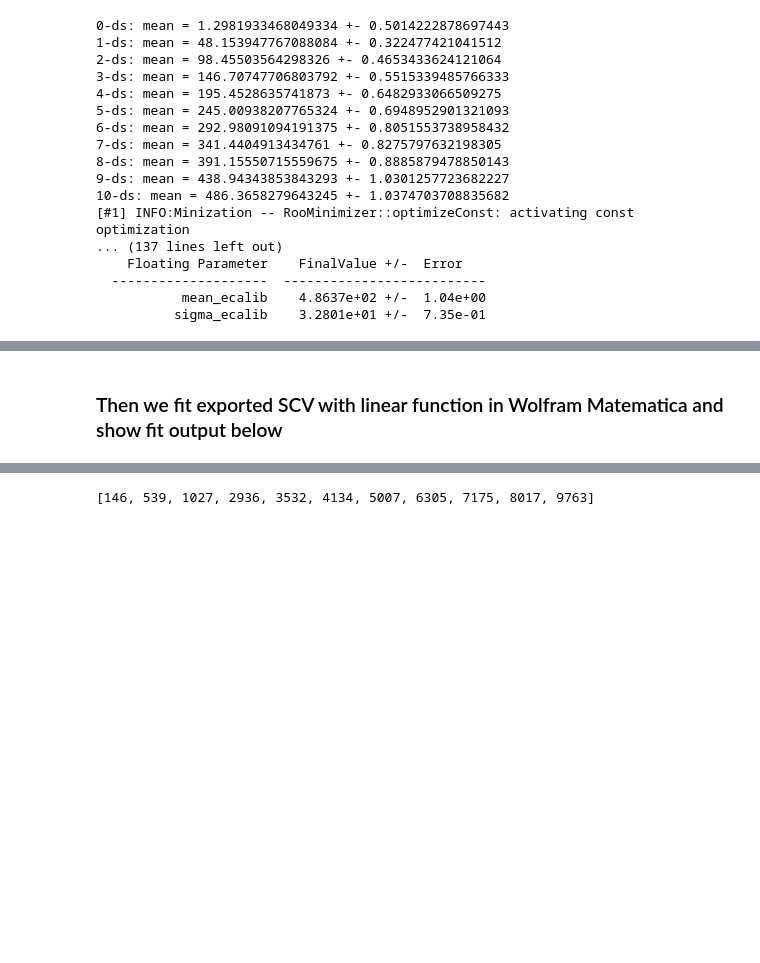
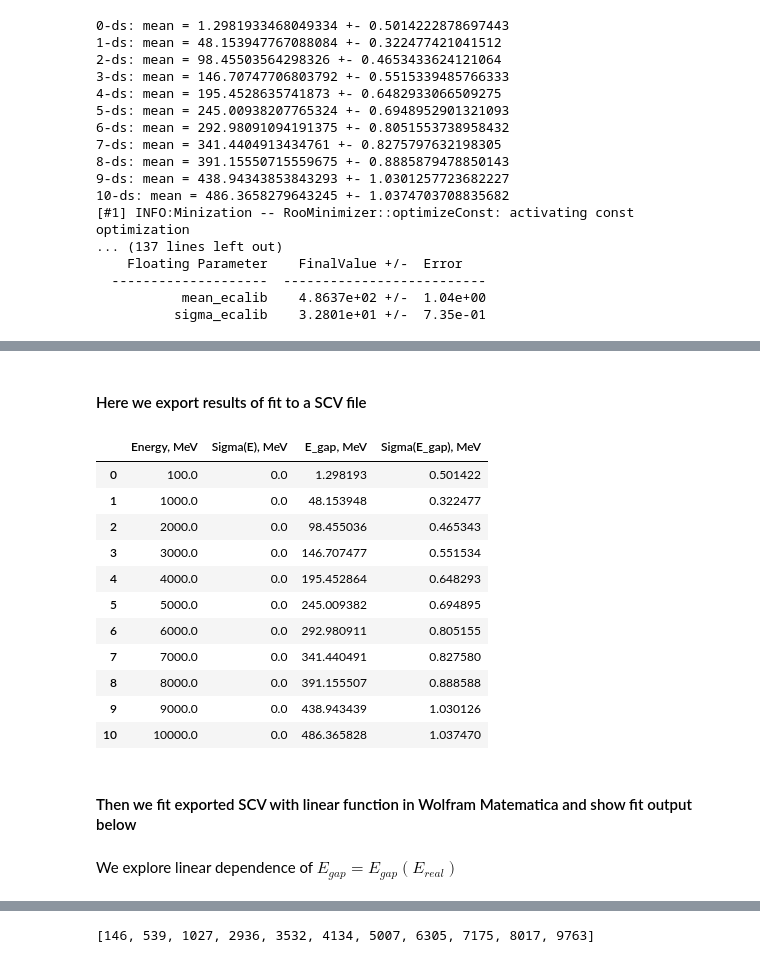
Before and after one commit to Kiarendil/geant, a Jupyter notebook: Start.ipynb, the cells around one changed output, grey strips where cells are left out. Cells and saved outputs as stored; diff of their text form; code cells hidden in the pictures; blank space fills up the shorter version.

```diff
--- a/Start.ipynb
+++ b/Start.ipynb
@@ -123,17 +146,35 @@ display(Image(filename = 'images/png/test_for_output_ds.png', retina = False, wi
 Info in <TCanvas::Print>: png file images/png/test_for_output_ds.png has been created
 Info in <TCanvas::Print>: pdf file images/pdf/test_for_output_ds.pdf has been created
+# %% [markdown]
+#### Here we export results of fit to a SCV file
 # %%
 calib_log = []
 columns_list = ['Energy, MeV', 'Sigma(E), MeV', 'E_gap, MeV', 'Sigma(E_gap), MeV']
 df = pd.DataFrame(columns = columns_list)
 
 for i in range(0, 11):
-    a_log = [energy[i], 0, mean_list[i], sigma_list[i]]
+    a_log = [energy[i], 0, mean_list[i], mean_er_list[i]]
     df.loc[i] = a_log
 
 df.to_csv('log.csv', index = False)
+df
+# %% [output]
+|  | Energy, MeV | Sigma(E), MeV | E_gap, MeV | Sigma(E_gap), MeV |
+| 0 | 100.0 | 0.0 | 1.298193 | 0.501422 |
+| 1 | 1000.0 | 0.0 | 48.153948 | 0.322477 |
+| 2 | 2000.0 | 0.0 | 98.455036 | 0.465343 |
+| 3 | 3000.0 | 0.0 | 146.707477 | 0.551534 |
+| 4 | 4000.0 | 0.0 | 195.452864 | 0.648293 |
+| 5 | 5000.0 | 0.0 | 245.009382 | 0.694895 |
+| 6 | 6000.0 | 0.0 | 292.980911 | 0.805155 |
+| 7 | 7000.0 | 0.0 | 341.440491 | 0.827580 |
+| 8 | 8000.0 | 0.0 | 391.155507 | 0.888588 |
+| 9 | 9000.0 | 0.0 | 438.943439 | 1.030126 |
+| 10 | 10000.0 | 0.0 | 486.365828 | 1.037470 |
 # %% [markdown]
-### Then we fit exported SCV with linear function in Wolfram Matematica and show fit output below
+#### Then we fit exported SCV with linear function in Wolfram Matematica and show fit output below
+# %% [markdown]
+We explore linear dependence of $ E_{gap} = E_{gap} (E_{real}) $
 # %%
 display(Image(filename = 'images/png/calib.png', retina = False, width = 550))
 display(Image(filename = 'images/png/fit_res.png', retina = False, width = 550))
```
Also changed, not shown: parts of 31 cells of this notebook, 11 other files.
